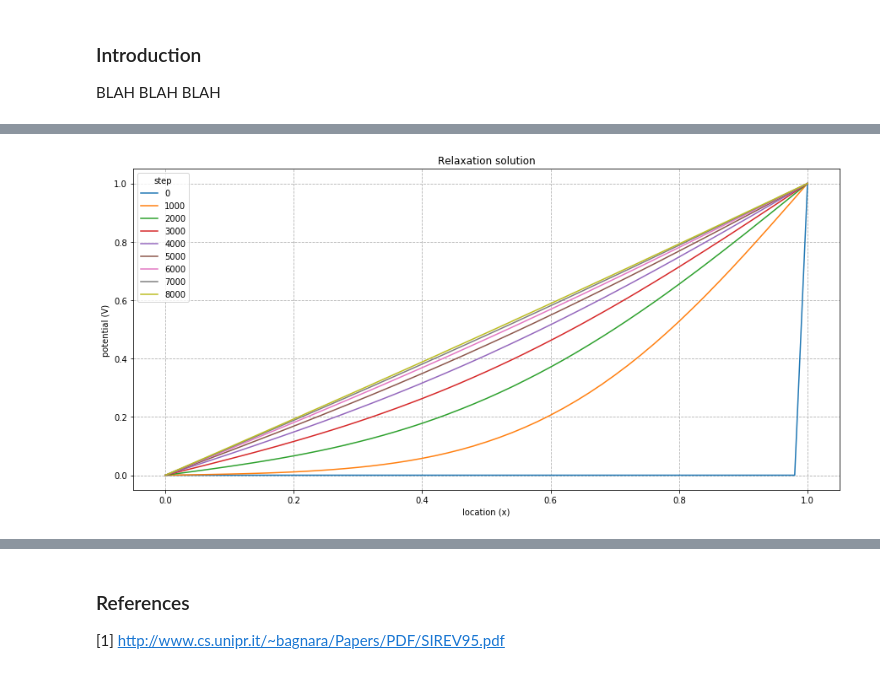
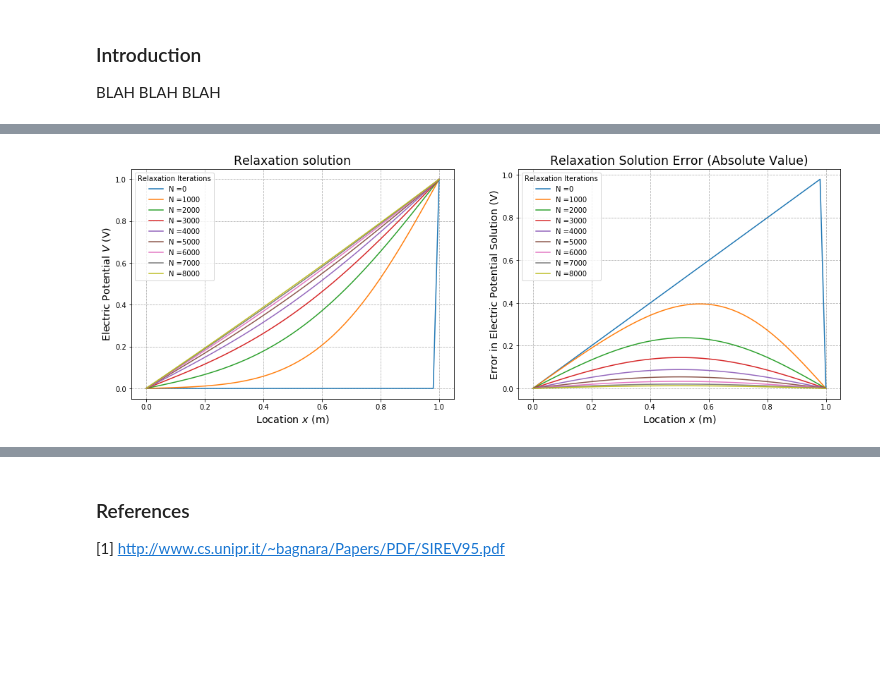
Before and after one commit to kennethsharman/PHYS_481, a Jupyter notebook: Exams/Midterm.ipynb, the cells around one changed output, grey strips where cells are left out. Saved outputs shown, nothing was run; the diff lists cells and outputs as text; code cells hidden in the pictures; blank space fills up the shorter version.

```diff
--- a/Exams/Midterm.ipynb
+++ b/Exams/Midterm.ipynb
@@ -91,18 +145,31 @@ class ElectricPotential_1D:
 # %%
-one_dim_system = ElectricPotential_1D(0.0, 1.0, 0.0, 1.0, 101, 1e-5)
-nstep_solns = one_dim_system.iterate_relaxation(True)
+'''Plot Relaxation Solutions and Corresponding Errors'''
+# Instantiate the 1D system
+one_dim_system = ElectricPotential1D(0.0, 1.0, 0.0, 1.0, 101, 1e-5)
+nstep_solns = one_dim_system.iterate_relaxation(True) # Store solns/ counts
 
-plt.figure(figsize=(15, 7)) # Set the plot size
-ax = plt.subplot()
+plt.figure(figsize=(18, 6)) # Set the plot size
+ax1, ax2 = plt.subplot(1, 2, 1), plt.subplot(1, 2, 2) # Create 2 subplots
 
+# Plot solutions and errors in solutions
 for soln in nstep_solns:
-    plt.plot(one_dim_system.x_vals, soln[0], label=str(soln[1]))
+    ax1.plot(one_dim_system.x_vals, soln[0], label='N =' + str(soln[1]))
+    ax2.plot(one_dim_system.x_vals, abs(soln[0]-one_dim_system.x_vals), label='N =' + str(soln[1]))
 
-ax.legend(title='step')
-ax.set_xlabel('location (x)')
-ax.set_ylabel('potential (V)')
-ax.set_title('Relaxation solution')
-plt.grid(linestyle='dashed') # Add grid with dashed lines to graph
+# Customize first subplot
+ax1.legend(title='Relaxation Iterations')
+ax1.set_xlabel('Location $x$ (m)', fontsize='x-large')
+ax1.set_ylabel('Electric Potential $V$ (V)', fontsize='x-large')
+ax1.set_title('Relaxation solution', fontsize='xx-large')
+ax1.grid(linestyle='dashed') # Add grid with dashed lines to graph
+
+# Customize second subplot
+ax2.legend(title='Relaxation Iterations')
+ax2.set_xlabel('Location $x$ (m)', fontsize='x-large')
+ax2.set_ylabel('Error in Electric Potential Solution (V)', fontsize='x-large')
+ax2.set_title('Relaxation Solution Error (Absolute Value)', fontsize='xx-large')
+ax2.grid(linestyle='dashed') # Add grid with dashed lines to graph
+
 plt.show()
 # %% [output]
-[figure, old version]
+[figure, new version]
```
Also changed, not shown: parts of 14 cells of this notebook.
